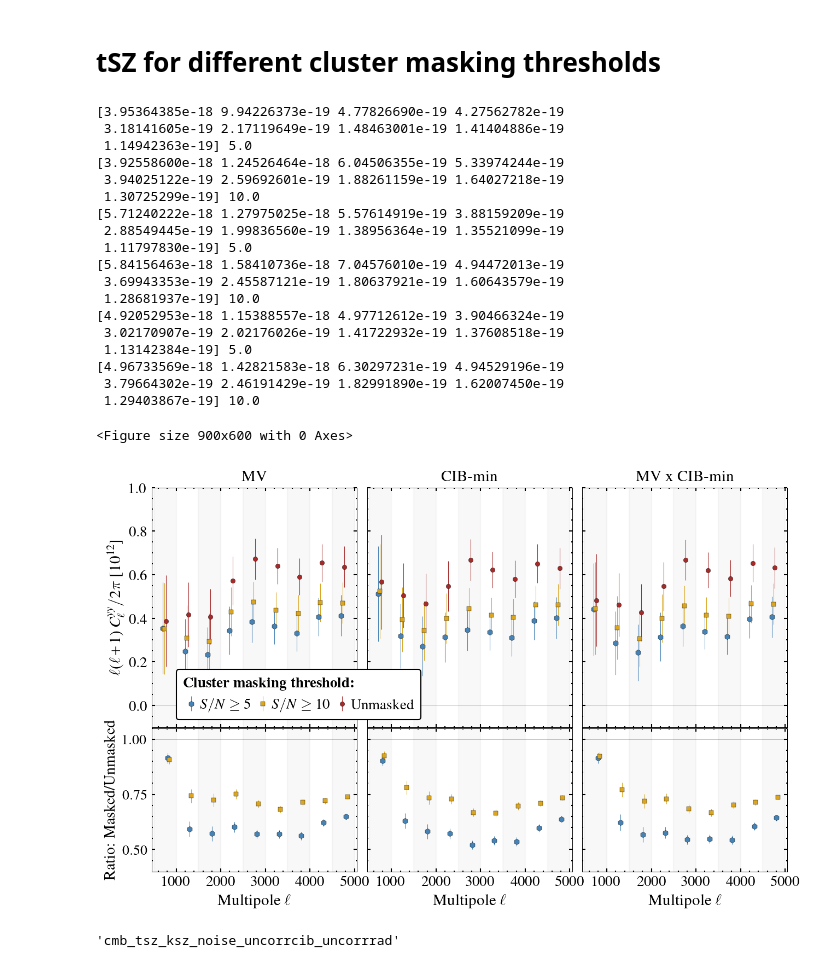
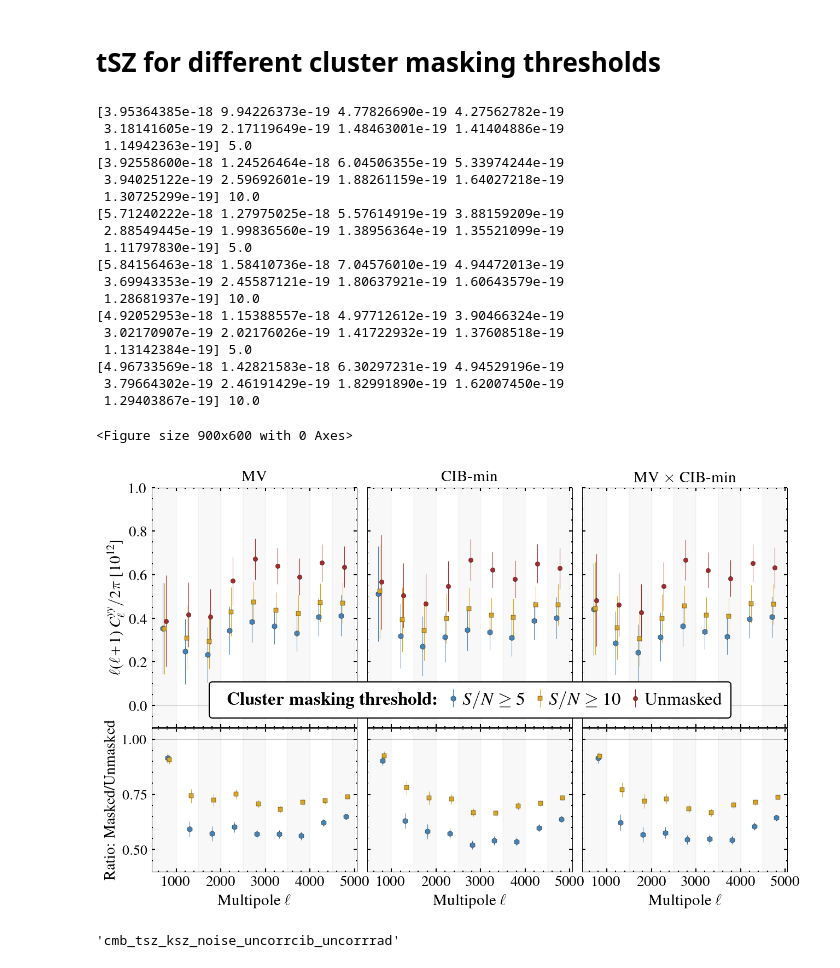
Before and after one commit to sriniraghunathan/tSZ_2pt_SPT_SPIRE, a Jupyter notebook: get_cluster_masking_stats.ipynb, the cells around one changed output. Cells and saved outputs as stored; diff of their text form; code cells hidden in the pictures.

```diff
--- a/get_cluster_masking_stats.ipynb
+++ b/get_cluster_masking_stats.ipynb
@@ -80,7 +80,7 @@ def add_subplot_axes(ax,rect,axisbg='w'):
 # %%
 title_dic = {('ymv', 'ymv'): r'MV',
                 ('ycibfree', 'ycibfree'): r'CIB-min',
-                ('ycibfree', 'ymv'): r'MV x CIB-min',
+                ('ycibfree', 'ymv'): r'MV $\times$ CIB-min',
                }
 # %% [markdown]
 # tSZ for different cluster masking thresholds
@@ -260,12 +260,21 @@ for m1m2cntr, m1m2 in enumerate( ilc_specs_dic ):
     title(title_val, fontsize = fsval)
 
     if m1m2cntr == 2:
+        handles, labels = ax.get_legend_handles_labels()
+        leg_title = r'{\bf Cluster masking threshold:}'
+        dummy = [plot([],marker='', ls='')[0]] # Canvas
+        handles = dummy + handles
+        labels = [leg_title] + labels
+
         legfsval, leg_xloc, leg_yloc = fsval, -.65, 0.
-        legfsval, leg_xloc, leg_yloc = fsval-1., -.75, 0.
-        leg = legend(bbox_to_anchor = (leg_xloc, leg_yloc), loc = 4,
-               fontsize = legfsval, ncol = 4, handletextpad = 0.1, columnspacing = 0.3,
-               handlelength = 1., numpoints = 1,
-               title = r'{\bf Cluster masking threshold:}', title_fontsize = legfsval,
+        legfsval, leg_xloc, leg_yloc = fsval+2, 0.77, 0.
+        leg = legend(handles, labels, bbox_to_anchor = (leg_xloc, leg_yloc), loc = 4,
+               fontsize = legfsval, ncol = 4,
+               #handletextpad = 0.1, columnspacing = 0.3,
+               #handlelength = 1., numpoints = 1,
+               handletextpad = 0.5, columnspacing = 0.8,
+               handlelength = 0., numpoints = 1,
+               #title = r'{\bf Cluster masking threshold:}', title_fontsize = legfsval,
                framealpha = 1.,
                )
         leg._legend_box.align = "left"
@@ -317,34 +326,34 @@ for m1m2cntr, m1m2 in enumerate( ilc_specs_dic ):
         ax = make_ver_shades(ax, el_)
         ax = format_axis(ax, fsval-1., fsval-1.5)
         ax.yaxis.set_major_locator(MaxNLocator(nbins=3))
 
 
 plname = 'plots/ymap_spectra_data_cluster_masking'
 plname = '%s.pdf' %(plname)
 #plname = '%s.png' %(plname)
 savefig(plname, dpi = 200.)
 show()
 # %% [output]
 [3.95364385e-18 9.94226373e-19 4.77826690e-19 4.27562782e-19
  3.18141605e-19 2.17119649e-19 1.48463001e-19 1.41404886e-19
  1.14942363e-19] 5.0
 [3.92558600e-18 1.24526464e-18 6.04506355e-19 5.33974244e-19
  3.94025122e-19 2.59692601e-19 1.88261159e-19 1.64027218e-19
  1.30725299e-19] 10.0
 [5.71240222e-18 1.27975025e-18 5.57614919e-19 3.88159209e-19
  2.88549445e-19 1.99836560e-19 1.38956364e-19 1.35521099e-19
  1.11797830e-19] 5.0
 [5.84156463e-18 1.58410736e-18 7.04576010e-19 4.94472013e-19
  3.69943353e-19 2.45587121e-19 1.80637921e-19 1.60643579e-19
  1.28681937e-19] 10.0
 [4.92052953e-18 1.15388557e-18 4.97712612e-19 3.90466324e-19
  3.02170907e-19 2.02176026e-19 1.41722932e-19 1.37608518e-19
  1.13142384e-19] 5.0
 [4.96733569e-18 1.42821583e-18 6.30297231e-19 4.94529196e-19
  3.79664302e-19 2.46191429e-19 1.82991890e-19 1.62007450e-19
  1.29403867e-19] 10.0
 <Figure size 900x600 with 0 Axes>
-[figure, old version]
+[figure, new version]
 # %%
 sim_name_for_cov
 # %% [output]
```
Also changed, not shown: 12 other files.
